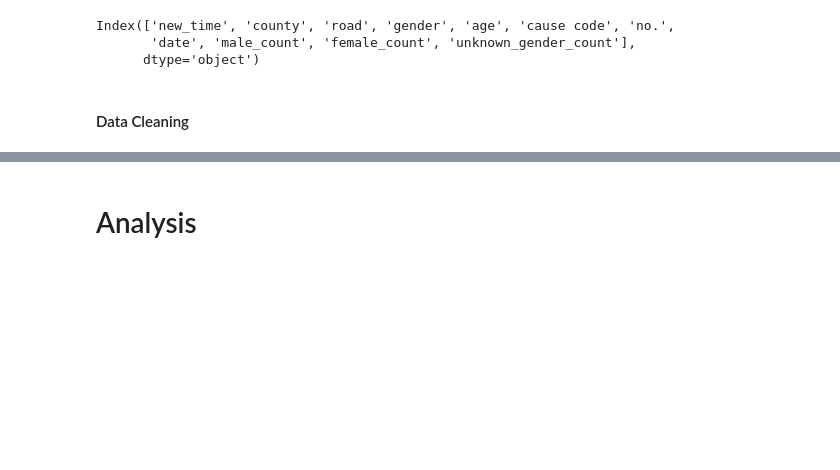
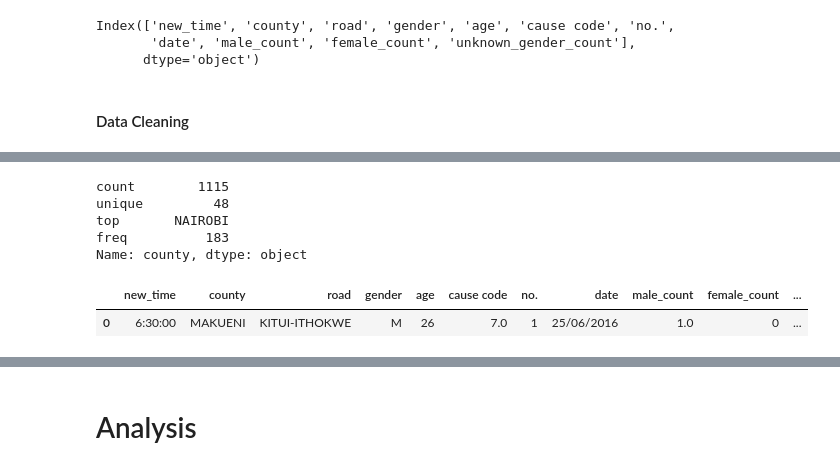
Before and after one commit to LucyKinyua/Data-Science-Prep-Project, a Jupyter notebook: Moringa_Data_Science_Prep_W5_Data_Science_Prep_Project_2021_05_Team_Jabari_B_Python_Notebook.ipynb, the cells around one changed output, grey strips where cells are left out. Saved outputs shown, nothing was run; the diff lists cells and outputs as text; code cells hidden in the pictures; blank space fills up the shorter version.

```diff
--- a/Moringa_Data_Science_Prep_W5_Data_Science_Prep_Project_2021_05_Team_Jabari_B_Python_Notebook.ipynb
+++ b/Moringa_Data_Science_Prep_W5_Data_Science_Prep_Project_2021_05_Team_Jabari_B_Python_Notebook.ipynb
@@ -387,8 +553,22 @@ accidents.head(5)
+# %%
+# Replacing;
+#
+accidents.replace({'county' : {'HOMA BAY': 'HOMABAY','HOMA-BAY': 'HOMABAY','TIGANIA': 'MERU','KILFI': 'KILIFI','MWINGI':'KITUI','NYAHURURU': 'LAIKIPIA','TAITA-TAVETA': 'TAITA TAVETA','KERCHO': 'KERICHO',"MURANG'A": 'MURANGA'}}, inplace= True)
+accidents['county'].describe()
+# %% [output]
+count        1115
+unique         48
+top       NAIROBI
+freq          183
+Name: county, dtype: object
 # %%
-# Converting the values in the column 'date' to datetime format;
+# Combining the 'date' and 'new_time' columns and converting the values to datetime format;
 #
-#accidents['date'] = pd.to_datetime(accidents['date'])
-#accidents.head(5)
+accidents['dt'] = pd.to_datetime(accidents['date'] + ' ' + accidents['new_time'])
+accidents.head(1)
+# %% [output]
+|  | new_time | county | road | gender | age | cause code | no. | date | male_count | female_count | ... |
+| 0 | 6:30:00 | MAKUENI | KITUI-ITHOKWE | M | 26 | 7.0 | 1 | 25/06/2016 | 1.0 | 0 | ... |
 # %%
 # Confirming the change has taken place;
 #
```
Also changed, not shown: parts of 20 cells of this notebook.
